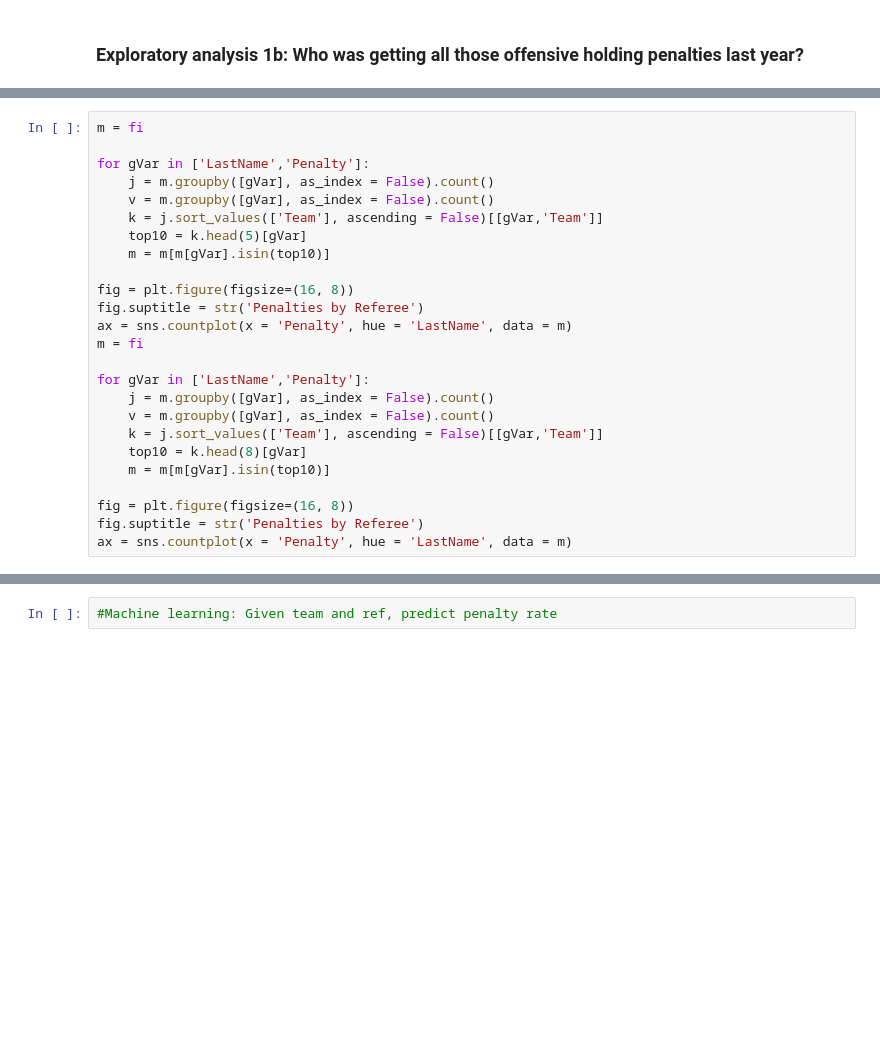
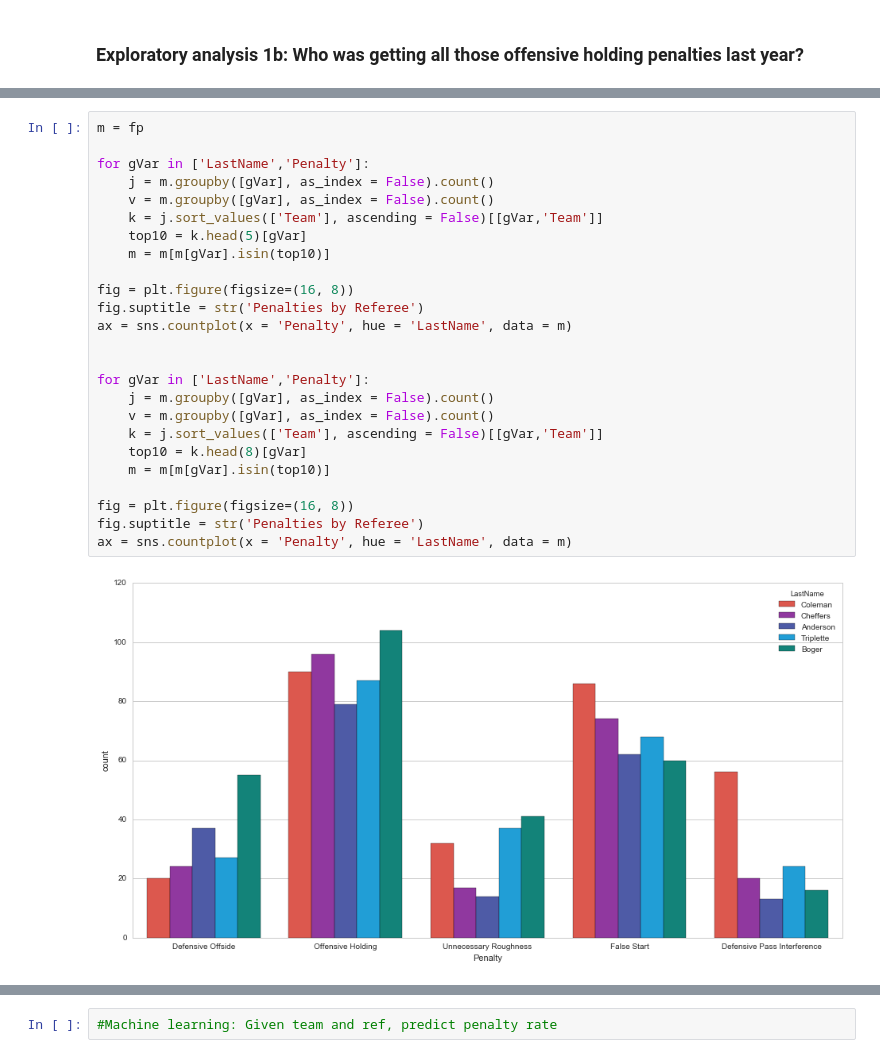
Before and after one commit to kellyuw/NFLPenalties, a Jupyter notebook: NFLPenalties.ipynb, the cells around one changed output, grey strips where cells are left out. Cells and saved outputs as stored; diff of their text form; blank space fills up the shorter version.

```diff
--- a/NFLPenalties.ipynb
+++ b/NFLPenalties.ipynb
@@ -439,25 +460,27 @@ for gVar in ['Player','Team','Position','LastName']:
 # %%
-m = fi
+m = fp
 
 for gVar in ['LastName','Penalty']:
     j = m.groupby([gVar], as_index = False).count()
     v = m.groupby([gVar], as_index = False).count()
     k = j.sort_values(['Team'], ascending = False)[[gVar,'Team']]
     top10 = k.head(5)[gVar]
     m = m[m[gVar].isin(top10)]
 
 fig = plt.figure(figsize=(16, 8))
 fig.suptitle = str('Penalties by Referee')
 ax = sns.countplot(x = 'Penalty', hue = 'LastName', data = m)
-m = fi
+
 
 for gVar in ['LastName','Penalty']:
     j = m.groupby([gVar], as_index = False).count()
     v = m.groupby([gVar], as_index = False).count()
     k = j.sort_values(['Team'], ascending = False)[[gVar,'Team']]
     top10 = k.head(8)[gVar]
     m = m[m[gVar].isin(top10)]
 
 fig = plt.figure(figsize=(16, 8))
 fig.suptitle = str('Penalties by Referee')
 ax = sns.countplot(x = 'Penalty', hue = 'LastName', data = m)
+# %% [output]
+[figure, added]
```
Also changed, not shown: parts of 7 cells of this notebook.
